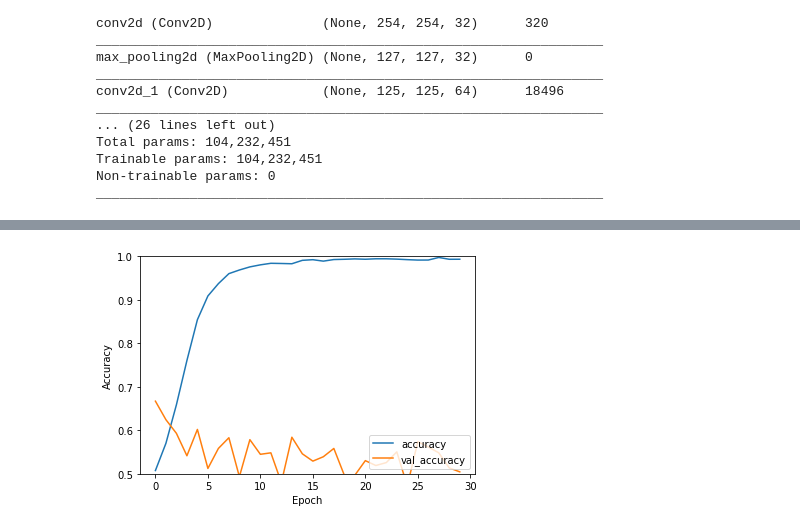
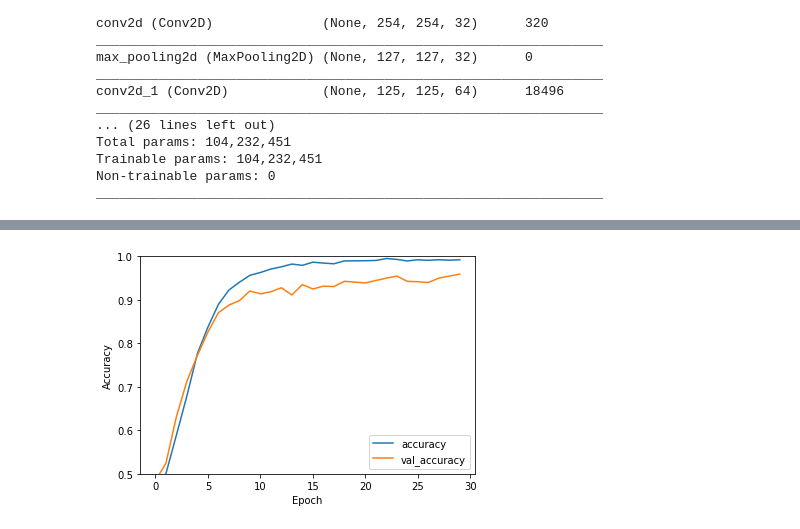
Before and after one commit to Jeff860530/tooth_xray, a Jupyter notebook: model/tooth_model_convolution_rotate.ipynb, the cells around one changed output, grey strips where cells are left out. Saved outputs shown, nothing was run; the diff lists cells and outputs as text; code cells hidden in the pictures.

Commit message:
with balance data

```diff
--- a/model/tooth_model_convolution_rotate.ipynb
+++ b/model/tooth_model_convolution_rotate.ipynb
@@ -38,0 +58,3 @@ print(a.shape)
+# %%
+min_len = min(len(normal_dataframe),len(medium_dataframe),len(serious_dataframe))
+print(min_len)
@@ -38,0 +63,7 @@ print(a.shape)
+# %%
+from sklearn.utils import shuffle
+
+train_tooth_dataframe = pd.concat([normal_dataframe[:min_len],medium_dataframe[:min_len],serious_dataframe[:min_len]],axis=0)
+print(len(train_tooth_dataframe))
+train_tooth_dataframe = shuffle(train_tooth_dataframe)
+print(train_tooth_dataframe.head())
@@ -64,16 +103,5 @@ def imgpath_list_to_array_list(imgpath_list,imgsize=(256,256)):
 #             label_array.append(2)
 #     return np.array(label_array)
 
-train_data_array = imgpath_list_to_array_list(tooth_dataframe.Image_path)
-train_label_array = np.array(tooth_dataframe.label)
-
-normal_data_array = imgpath_list_to_array_list(normal_dataframe.Image_path)
-normal_label_array = np.array(normal_dataframe.label)
-medium_data_array = imgpath_list_to_array_list(medium_dataframe.Image_path)
-medium_label_array= np.array(medium_dataframe.label)
-serious_data_array = imgpath_list_to_array_list(serious_dataframe.Image_path)
-serious_label_array = np.array(serious_dataframe.label)
-
-
-print(train_data_array.shape)
-print(train_label_array.shape)
+train_data_array = imgpath_list_to_array_list(train_tooth_dataframe.Image_path)
+train_label_array = np.array(train_tooth_dataframe.label)
@@ -158,4 +184,4 @@ Have 12749 data, 11474 for training , 892 for validation, 383 for testing
 # %%
 history = model_convolution.fit(train_data_array[:train_unms], train_label_array[:train_unms], epochs=epochs,
-                     validation_data=(train_data_array[train_unms:train_unms+validation_nums], train_label_array[train_unms:train_unms+validation_nums]),shuffle=True,batch_size = batch_size)
+                     validation_data=(train_data_array[train_unms:], train_label_array[train_unms:]),shuffle=True,batch_size = batch_size)
 # %% [output]
@@ -191,5 +223,5 @@ plt.ylabel('Accuracy')
 plt.ylim([0.5, 1])
 plt.legend(loc='lower right')
 
-test_loss, test_acc = model_convolution.evaluate(train_data_array[train_unms:train_unms+validation_nums],  train_label_array[train_unms:train_unms+validation_nums], verbose=2)
+test_loss, test_acc = model_convolution.evaluate(train_data_array[train_unms:],  train_label_array[train_unms:], verbose=2)
 # %% [output]
@@ -197,2 +229,2 @@ test_loss, test_acc = model_convolution.evaluate(train_data_array[train_unms:tra
-[figure, old version]
+[figure, new version]
 # %%
```
Also changed, not shown: parts of 21 cells of this notebook.
